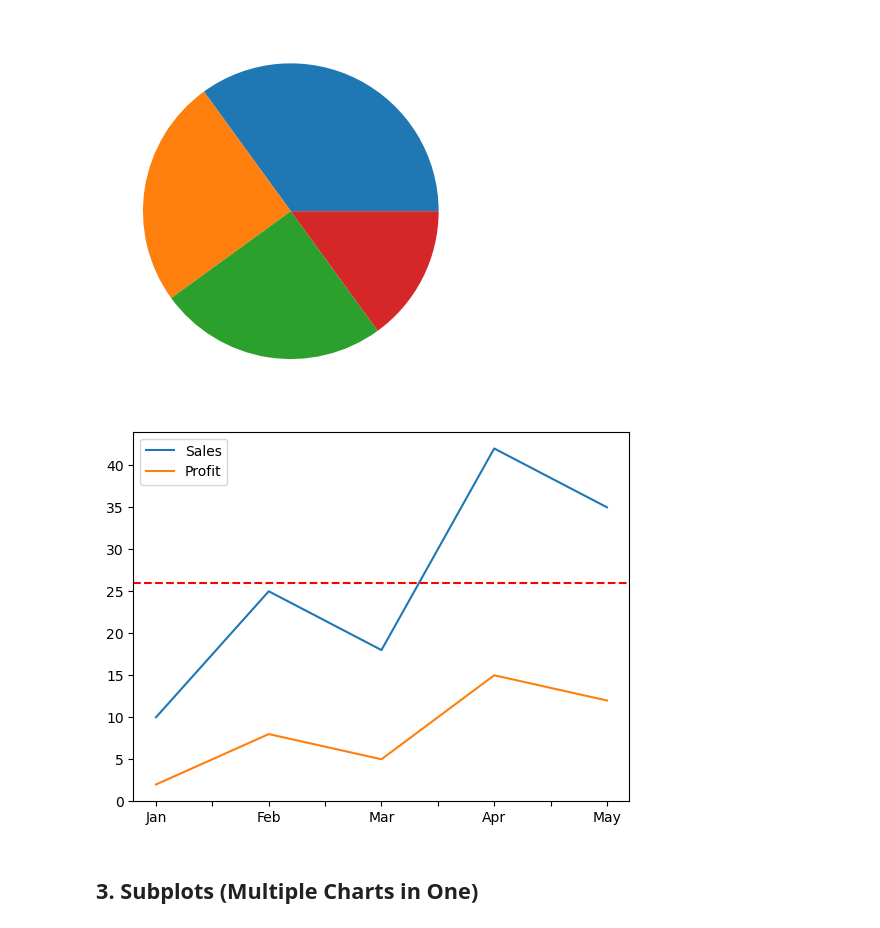
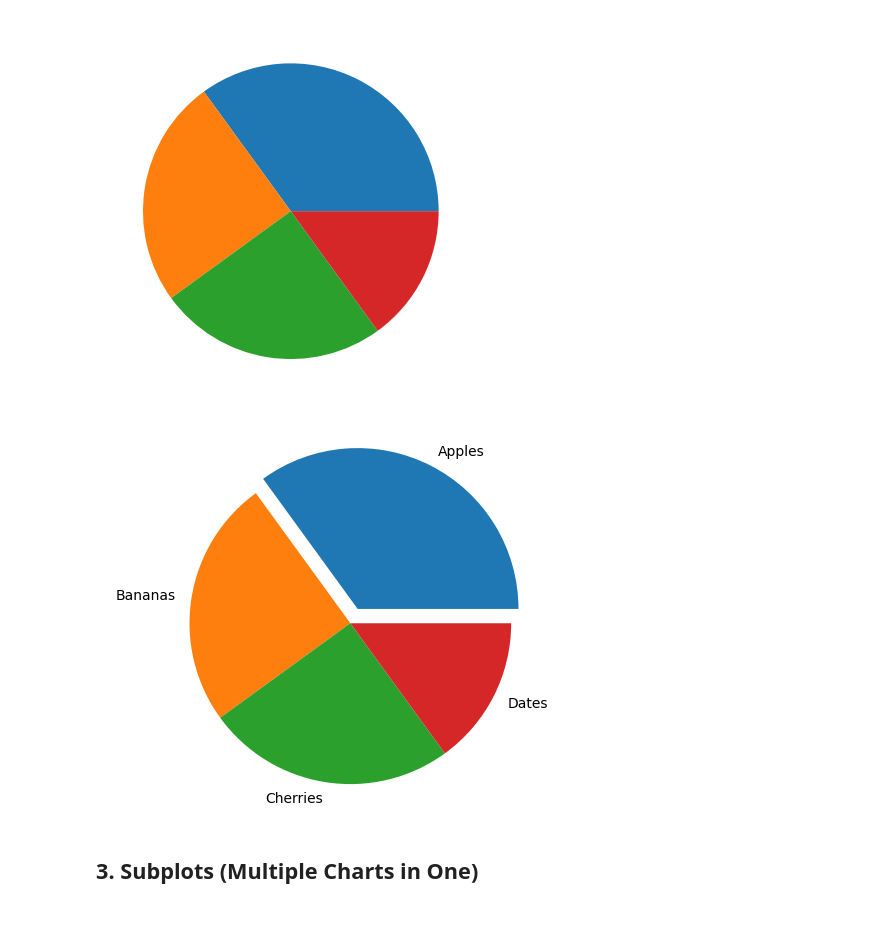
Before and after one commit to profshai/python-data-science, a Jupyter notebook: 03_data_visualization/01_matplotlib.ipynb, the cells around one changed output. Cells and saved outputs as stored; diff of their text form; code cells hidden in the pictures.

```diff
--- a/03_data_visualization/01_matplotlib.ipynb
+++ b/03_data_visualization/01_matplotlib.ipynb
@@ -94,12 +95,17 @@ plt.pie(y)
 plt.show()
 # %% [output]
 [figure]
-# %%
-ax = df.plot(kind='line')
-ax.axhline(df['Sales'].mean(), color='red', linestyle='--') # Add a mean line
-plt.show()
-# %% [output]
-[figure]
+# %%
+# Data to plot
+sizes = [35, 25, 25, 15]
+labels = ['Apples', 'Bananas', 'Cherries', 'Dates']
+
+# Create the pie chart
+plt.pie(sizes, labels=labels, explode=(0.1, 0, 0, 0))
+plt.axis('equal')
+plt.show()
+# %% [output]
+[figure, added]
 # %% [markdown]
 ## 3. Subplots (Multiple Charts in One)
 # %%
```
Also changed, not shown: parts of 7 cells of this notebook.
